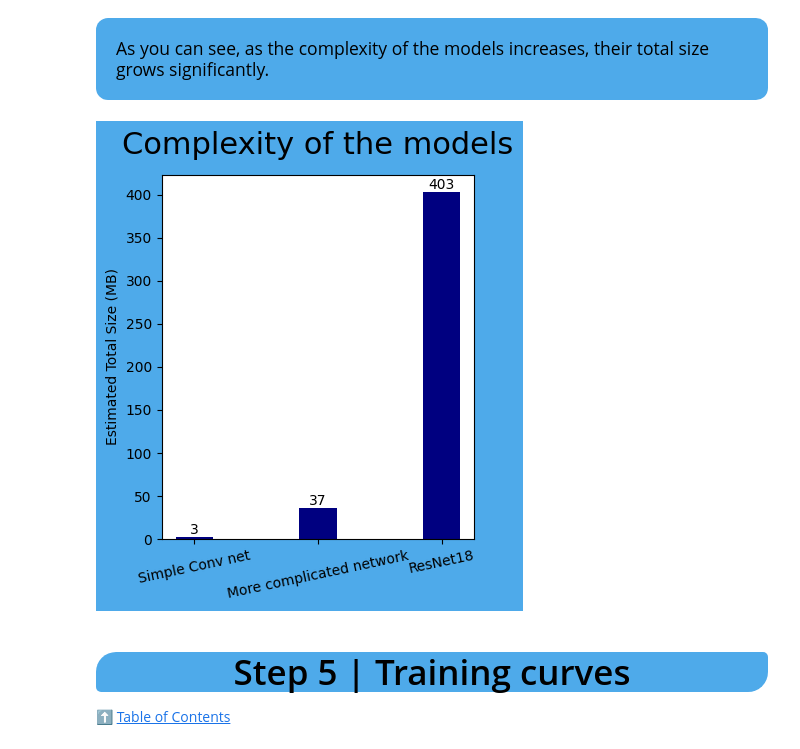
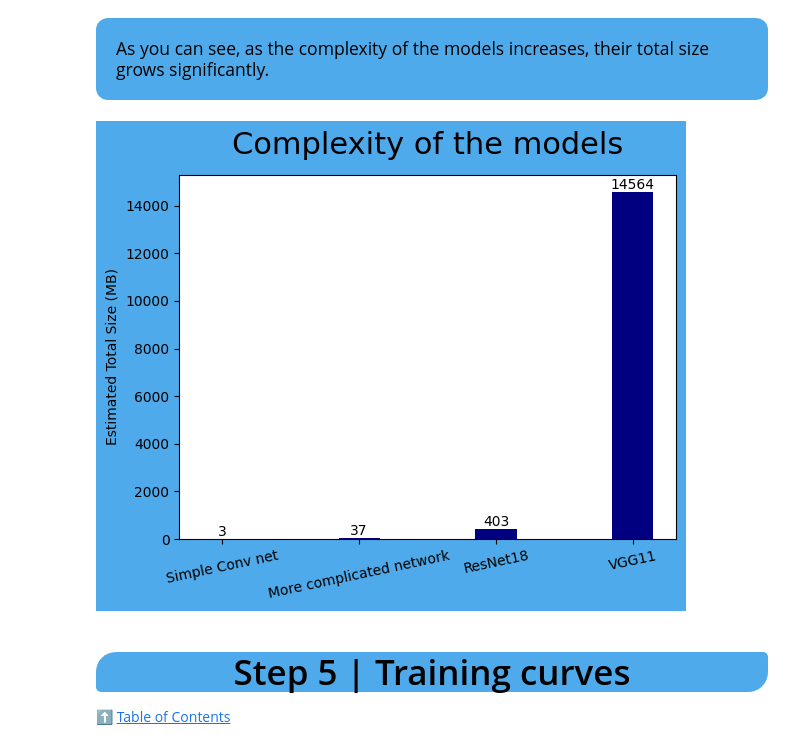
Before and after one commit to DzmitryPihulski/CIFAR-10-Image-Classifier, a Jupyter notebook: main.ipynb, the cells around one changed output. Cells and saved outputs as stored; diff of their text form; code cells hidden in the pictures.

```diff
--- a/main.ipynb
+++ b/main.ipynb
@@ -231,24 +258,24 @@ Estimated Total Size (MB): 403.02
 As you can see, as the complexity of the models increases, their total size grows significantly.
 </font>
 # %%
-fig, ax = plt.subplots(figsize=(4,5), facecolor='#4eaaea')
+fig, ax = plt.subplots(figsize=(6,5), facecolor='#4eaaea')
 fig.patch.set(lw=5, ec='#4eaaea')
 ax.set_title('Complexity of the models', pad=15, fontsize=22)
 bars = ax.bar(
-    [1,2,3],
-    [2.59, 36.51, 403.02],
-    width=[0.3]*3,
+    [1,2,3,4],
+    [2.59, 36.51, 403.02, 14564.41],
+    width=[0.3]*4,
     align="center",
     color="navy",
-    tick_label=["Simple Conv net", "More complicated network", "ResNet18"]
+    tick_label=["Simple Conv net", "More complicated network", "ResNet18", "VGG11"]
 )
 ax.set_xticklabels(ax.get_xticklabels(), rotation=12, ha='center')
 ax.set_ylabel('Estimated Total Size (MB)')
 ax.bar_label(bars, label_type='edge', fmt='%.0f')
 fig.tight_layout()
 plt.show();
 # %% [output]
-[figure, old version]
+[figure, new version]
 # %% [markdown]
 <a id="train"></a>
 # <p style="background-color:#4eaaea; font-family:calibri; color:black; font-size:135%; text-align:center; border-radius:20px 5px;">Step 5 | Training curves</p>
```
Also changed, not shown: parts of 8 cells of this notebook, 3 other files.
